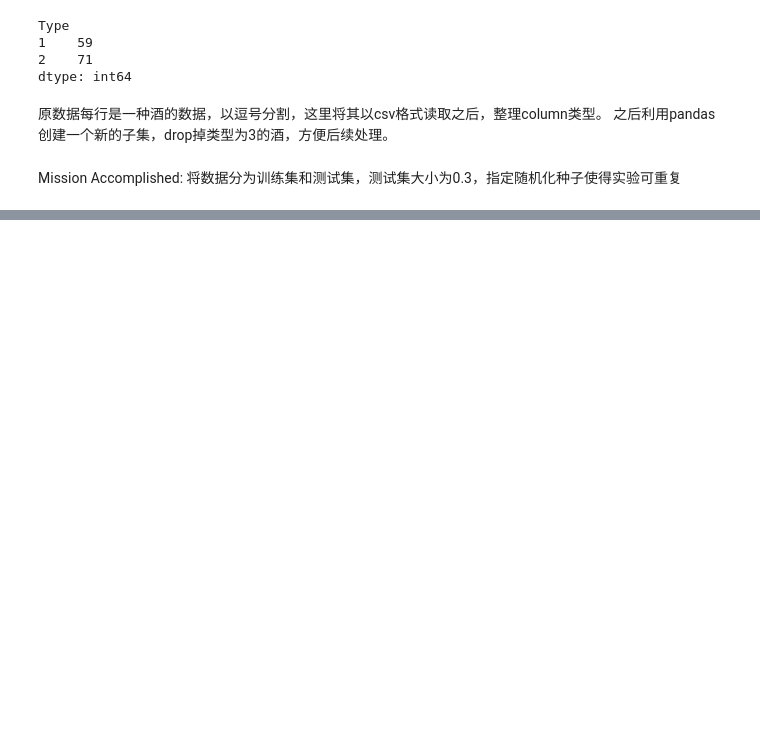
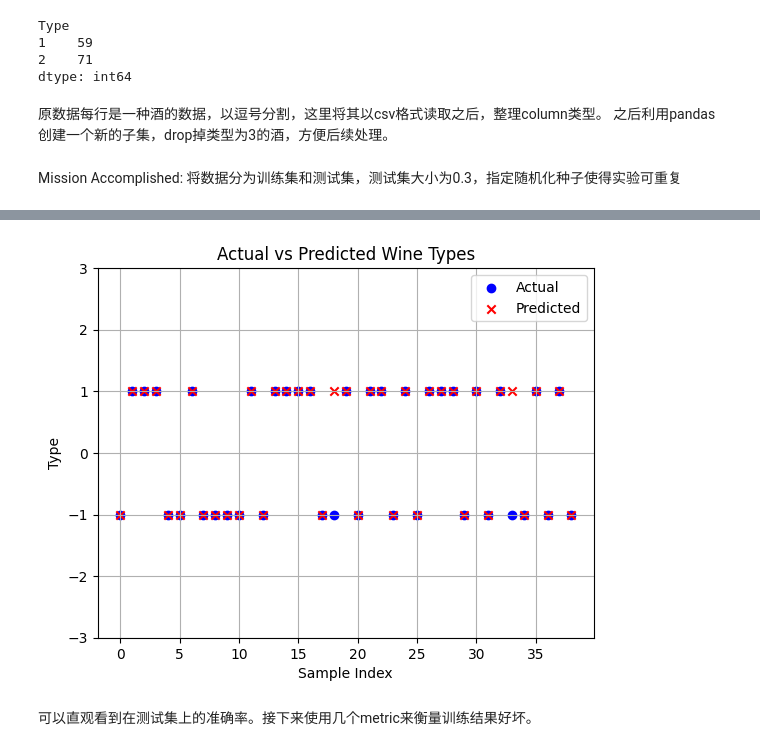
Before and after one commit to ziyuanLi-alex/sdm274, a Jupyter notebook: assgn03_wine/wine.ipynb, the cells around one changed output, grey strips where cells are left out. Saved outputs shown, nothing was run; the diff lists cells and outputs as text; code cells hidden in the pictures; blank space fills up the shorter version.

```diff
--- a/assgn03_wine/wine.ipynb
+++ b/assgn03_wine/wine.ipynb
@@ -123,0 +128,23 @@ Early stopping at epoch 17
+# %%
+
+mapper = lambda y: -1 if y == 1 else 1
+y_mapped = np.array([mapper(yi) for yi in y_test])
+
+# Predict the test set
+y_pred = model.predict(X_test)
+
+# Plot the results
+plt.figure()
+plt.scatter(range(len(y_test)), y_mapped, color='blue', label='Actual')
+plt.scatter(range(len(y_test)), y_pred, color='red', label='Predicted', marker='x')
+plt.xlabel('Sample Index')
+plt.ylabel('Type')
+plt.ylim(-3,3)
+plt.title('Actual vs Predicted Wine Types')
+plt.legend()
+plt.grid(True)
+plt.show()
+# %% [output]
+[figure, added]
+# %% [markdown]
+可以直观看到在测试集上的准确率。接下来使用几个metric来衡量训练结果好坏。
```
Also changed, not shown: parts of 5 cells of this notebook.
